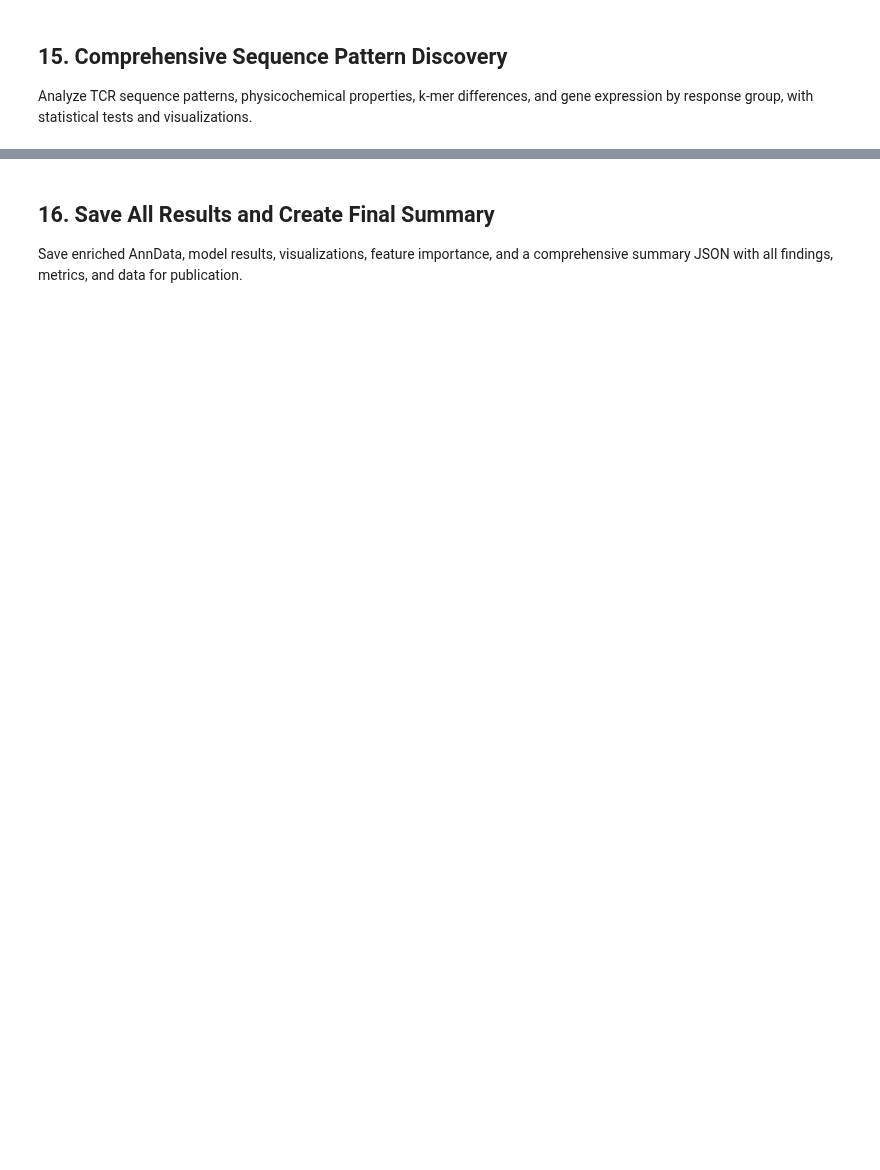
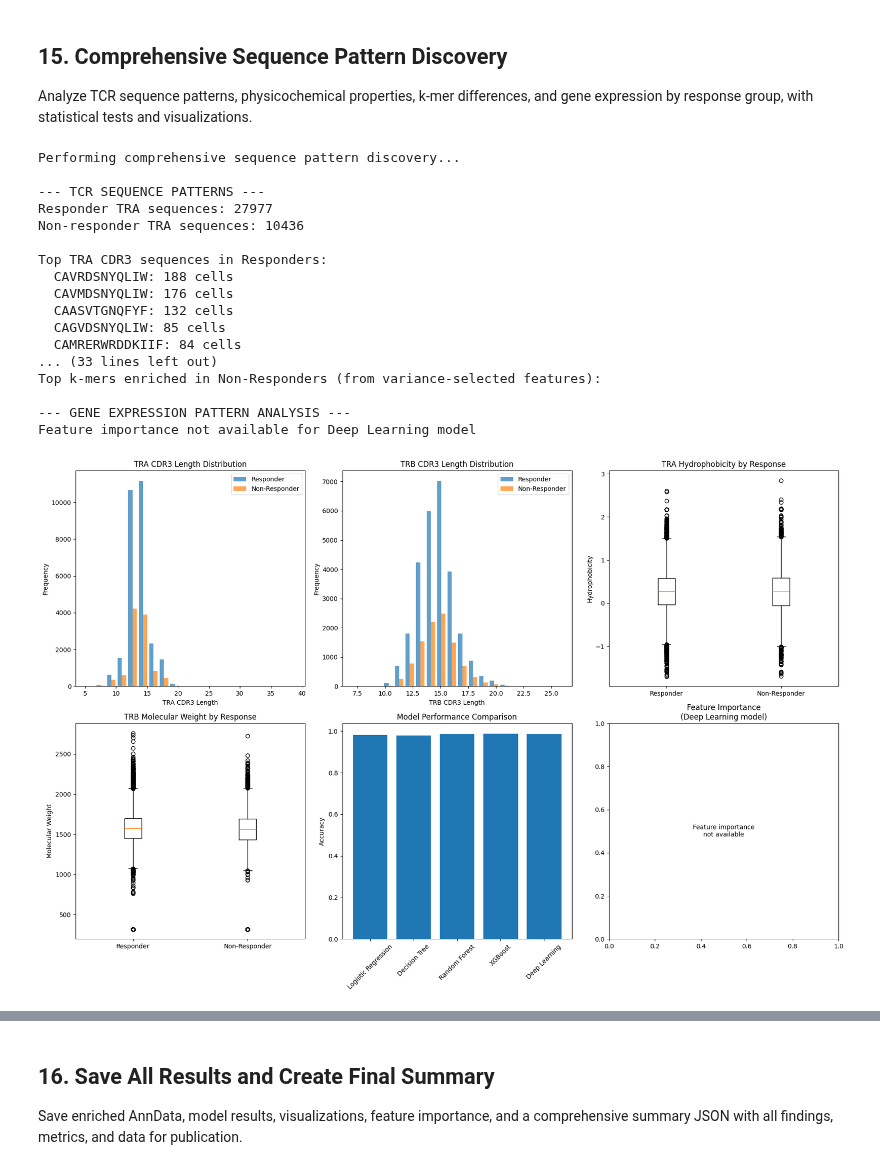
Before and after one commit to Anmol-Josan/Unsupervised-Learning-For-HR-Breast-Cancer-RNA-Sequencing, a Jupyter notebook: Notebooks/Machine_Learning_Analysis.ipynb, the cells around one changed output, grey strips where cells are left out. Cells and saved outputs as stored; diff of their text form; code cells hidden in the pictures; blank space fills up the shorter version.

```diff
--- a/Notebooks/Machine_Learning_Analysis.ipynb
+++ b/Notebooks/Machine_Learning_Analysis.ipynb
@@ -1376,18 +1595,32 @@ for idx in top_non_responder_kmers_idx:
     if idx < len(selected_tra_kmers):
         print(f"  {selected_tra_kmers[idx]}: {kmer_diff[idx]:.4f}")
 
+
 # --- 4. Gene expression analysis for top important features ---
 print("\n--- GENE EXPRESSION PATTERN ANALYSIS ---")
 
-# Get the best model's feature importance (assuming Random Forest or similar)
-if 'Random Forest' in all_results[best_model_info[0]]:
-    best_importance = all_results[best_model_info[0]]['Random Forest']['feature_importance']
-    top_gene_features = np.argsort(best_importance)[-10:]
+# Get the best model's feature importance
+if best_model_info[1] in all_results[best_model_info[0]]:
+    model_keys = list(all_results[best_model_info[0]][best_model_info[1]].keys())
+    if 'feature_importance' in model_keys:
+        best_importance = all_results[best_model_info[0]][best_model_info[1]]['feature_importance']
+        top_gene_features = np.argsort(best_importance)[-10:]
 
-    print(f"Analysis based on {best_model_info[1]} model with {best_model_info[2]['n_features']} features")
-    print("Top 10 most important features for classification:")
-    for i, feat_idx in enumerate(top_gene_features):
-        print(f"  Feature {feat_idx}: Importance = {best_importance[feat_idx]:.4f}")
+        print(f"Analysis based on {best_model_info[1]} model with {best_model_info[2]['n_features']} features")
+        print("Top 10 most important features for classification:")
+        for i, feat_idx in enumerate(top_gene_features):
+            print(f"  Feature {feat_idx}: Importance = {best_importance[feat_idx]:.4f}")
+    elif 'feature_importances' in model_keys:
+        best_importance = all_results[best_model_info[0]][best_model_info[1]]['feature_importances']
+        top_gene_features = np.argsort(best_importance)[-10:]
+
+        print(f"Analysis based on {best_model_info[1]} model with {best_model_info[2]['n_features']} features")
+        print("Top 10 most important features for classification:")
+        for i, feat_idx in enumerate(top_gene_features):
+            print(f"  Feature {feat_idx}: Importance = {best_importance[feat_idx]:.4f}")
+    else:
+        print(f"Feature importance not available for {best_model_info[1]} model")
+        best_importance = None
 
 # --- 5. Comprehensive visualization ---
 fig, axes = plt.subplots(2, 3, figsize=(18, 12))
@@ -1411,31 +1644,54 @@ axes[0,1].legend()
 axes[0,2].boxplot([responder_physico['tra_hydrophobicity'].dropna(),
                    non_responder_physico['tra_hydrophobicity'].dropna()],
                   labels=['Responder', 'Non-Responder'])
 axes[0,2].set_title('TRA Hydrophobicity by Response')
 axes[0,2].set_ylabel('Hydrophobicity')
 
 axes[1,0].boxplot([responder_physico['trb_molecular_weight'].dropna(),
                    non_responder_physico['trb_molecular_weight'].dropna()],
                   labels=['Responder', 'Non-Responder'])
 axes[1,0].set_title('TRB Molecular Weight by Response')
 axes[1,0].set_ylabel('Molecular Weight')
 
 # Model performance comparison
 method_names = list(all_results[best_model_info[0]].keys())
 accuracies = [all_results[best_model_info[0]][method]['accuracy'] for method in method_names]
 axes[1,1].bar(method_names, accuracies)
 axes[1,1].set_title('Model Performance Comparison')
 axes[1,1].set_ylabel('Accuracy')
 axes[1,1].tick_params(axis='x', rotation=45)
 
 # Feature importance distribution
-if 'Random Forest' in all_results[best_model_info[0]]:
+if best_importance is not None:
     axes[1,2].hist(best_importance, bins=20, alpha=0.7)
     axes[1,2].set_title(f'Feature Importance Distribution\n({best_model_info[1]} model)')
     axes[1,2].set_xlabel('Importance Score')
     axes[1,2].set_ylabel('Number of Features')
+else:
+    axes[1,2].text(0.5, 0.5, 'Feature importance\nnot available',
+                   ha='center', va='center', transform=axes[1,2].transAxes)
+    axes[1,2].set_title(f'Feature Importance\n({best_model_info[1]} model)')
 
 plt.tight_layout()
 plt.show()
 
 print("\nComprehensive sequence pattern discovery completed!")
+# %% [output]
+Performing comprehensive sequence pattern discovery...
+
+--- TCR SEQUENCE PATTERNS ---
+Responder TRA sequences: 27977
+Non-responder TRA sequences: 10436
+
+Top TRA CDR3 sequences in Responders:
+  CAVRDSNYQLIW: 188 cells
+  CAVMDSNYQLIW: 176 cells
+  CAASVTGNQFYF: 132 cells
+  CAGVDSNYQLIW: 85 cells
+  CAMRERWRDDKIIF: 84 cells
+... (33 lines left out)
+Top k-mers enriched in Non-Responders (from variance-selected features):
+
+--- GENE EXPRESSION PATTERN ANALYSIS ---
+Feature importance not available for Deep Learning model
+[figure, added]
```
Also changed, not shown: parts of 18 cells of this notebook.
